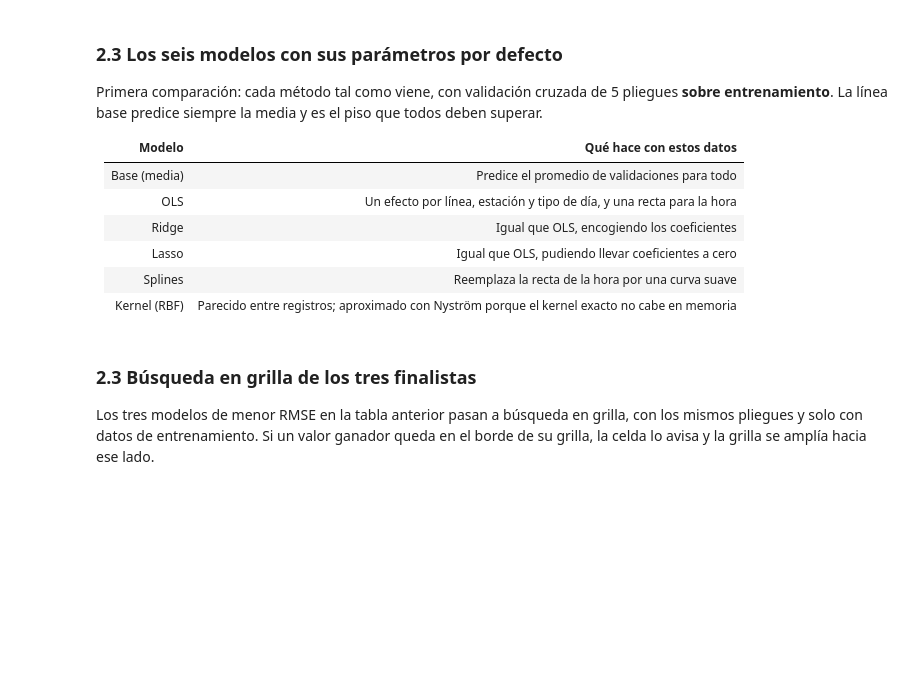
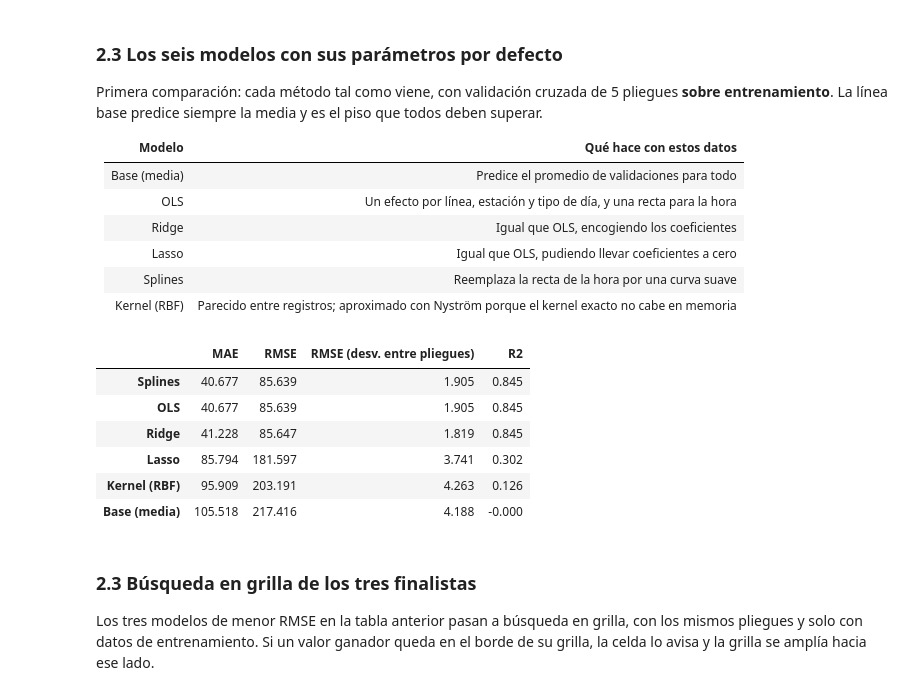
Before and after one commit to QueenR1014/FlujoTransmilenio, a Jupyter notebook: notebooks/v2.ipynb, the cells around one changed output. Cells and saved outputs as stored; diff of their text form; code cells hidden in the pictures; blank space fills up the shorter version.

Commit message:
Avances modelos (dudas)

```diff
--- a/notebooks/v2.ipynb
+++ b/notebooks/v2.ipynb
@@ -148,3 +148,16 @@ Index(['Línea', 'Estación', 'Intervalo', 'Fecha', 'Validaciones'], dtype='str'
 | 71347 | (30) Zona G NQS Sur | (07504) TERREROS | 04:15:00 | 2026-08-29 | 209 |
 | 71425 | (30) Zona G NQS Sur | (07504) TERREROS | 04:15:00 | 2026-08-30 | 69 |
 | 71503 | (30) Zona G NQS Sur | (07504) TERREROS | 04:15:00 | 2026-08-31 | 338 |
+# %%
+import numpy as np
+
+data = data.rename(columns={"Línea": "linea", "Estación": "estación", "Intervalo": "intervalo",
+                            "Fecha": "fecha", "Validaciones": "validaciones"})
+
+FESTIVOS = pd.to_datetime(["2026-08-07", "2026-08-17"])        # festivos de agosto de 2026
+dia = data["fecha"].dt.dayofweek
+data["tipo_dia"] = np.select([data["fecha"].isin(FESTIVOS) | (dia == 6), dia == 5],
+                             ["domingo_festivo", "sabado"], "habil")
+
+print(data.shape, "| Estaciones:", data["estación"].nunique())
+print(data.groupby("tipo_dia")["fecha"].nunique())
@@ -194,11 +217,18 @@ def a_hora(v):                       # "05:15" -> 5.25
     h, m = str(v).split(":")[:2]
     return int(h[-2:]) + int(m) / 60
 
-X_train, X_test = X_train.copy(), X_test.copy()
-X_train["hora"] = X_train["intervalo"].map(a_hora)
-X_test["hora"] = X_test["intervalo"].map(a_hora)
+def agregar(d):
+    d = d.copy()
+    d["hora"] = d["intervalo"].map(a_hora)
+    d["est_franja"] = d["estación"] + " | " + d["intervalo"].astype(str)     # cada estación con su propia curva
+    d["dia_franja"] = d["tipo_dia"] + " | " + d["intervalo"].astype(str)     # la curva cambia según el tipo de día
+    d["est_dia"] = d["estación"] + " | " + d["tipo_dia"]                     # cada estación cae distinto el fin de semana
+    return d
 
-CATEGORICAS, NUMERICAS = ["linea", "estación", "tipo_dia"], ["hora"]
+X_train, X_test = agregar(X_train), agregar(X_test)
+
+CATEGORICAS = ["linea", "estación", "tipo_dia", "est_franja", "dia_franja", "est_dia"]
+NUMERICAS = ["hora"]
 
 def preparar():
     return ColumnTransformer([("cat", OneHotEncoder(handle_unknown="ignore"), CATEGORICAS),
@@ -223,23 +253,34 @@ entrenamiento**. La línea base predice siempre la media y es el piso que todos
 | Splines | Reemplaza la recta de la hora por una curva suave |
 | Kernel (RBF) | Parecido entre registros; aproximado con Nyström porque el kernel exacto no cabe en memoria |
 # %%
-modelos = {"Base (media)": make_pipeline(preparar(), DummyRegressor()),
+con_splines = ColumnTransformer([("cat", OneHotEncoder(handle_unknown="ignore"), CATEGORICAS),
+                                 ("spl", SplineTransformer(n_knots=5, degree=3), NUMERICAS)])
+
+modelos = {"Base (media)": make_pipeline(preparar(), DummyRegressor(strategy="mean")),
            "OLS":          make_pipeline(preparar(), LinearRegression()),
-           "Ridge":        make_pipeline(preparar(), Ridge()),
-           "Lasso":        make_pipeline(preparar(), Lasso()),
+           "Ridge":        make_pipeline(preparar(), Ridge(alpha=1.0)),
+           "Lasso":        make_pipeline(preparar(), Lasso(alpha=1.0)),
            "Splines":      make_pipeline(con_splines, LinearRegression()),
-           "Kernel (RBF)": make_pipeline(preparar(), Nystroem(random_state=42), Ridge())}
-
+           "Kernel (RBF)": make_pipeline(preparar(), Nystroem(kernel="rbf", gamma=None, n_components=100,
+                                                              random_state=2026), Ridge(alpha=1.0))}
 filas = {}
 for nombre, m in modelos.items():
     r = cross_validate(m, X_train, y_train, cv=cv, n_jobs=-1,
                        scoring=("neg_mean_absolute_error", "neg_root_mean_squared_error", "r2"))
     filas[nombre] = {"MAE": -r["test_neg_mean_absolute_error"].mean(),
                      "RMSE": -r["test_neg_root_mean_squared_error"].mean(),
                      "RMSE (desv. entre pliegues)": r["test_neg_root_mean_squared_error"].std(),
                      "R2": r["test_r2"].mean()}
 tabla_cv = pd.DataFrame(filas).T.sort_values("RMSE")
 display(tabla_cv.round(3))
+# %% [output]
+|  | MAE | RMSE | RMSE (desv. entre pliegues) | R2 |
+| Splines | 40.677 | 85.639 | 1.905 | 0.845 |
+| OLS | 40.677 | 85.639 | 1.905 | 0.845 |
+| Ridge | 41.228 | 85.647 | 1.819 | 0.845 |
+| Lasso | 85.794 | 181.597 | 3.741 | 0.302 |
+| Kernel (RBF) | 95.909 | 203.191 | 4.263 | 0.126 |
+| Base (media) | 105.518 | 217.416 | 4.188 | -0.000 |
 # %% [markdown]
 ### 2.3 Búsqueda en grilla de los tres finalistas
 
```
Also changed, not shown: parts of 7 cells of this notebook.
